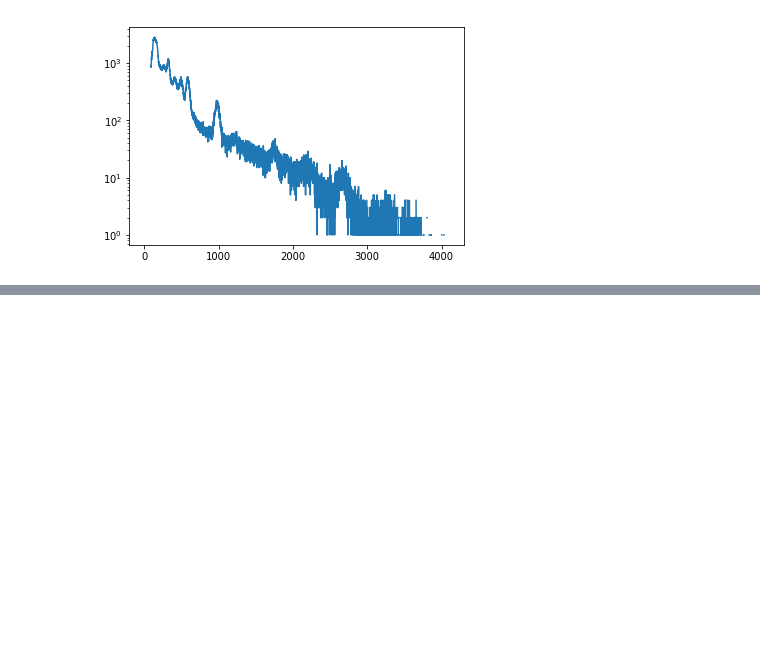
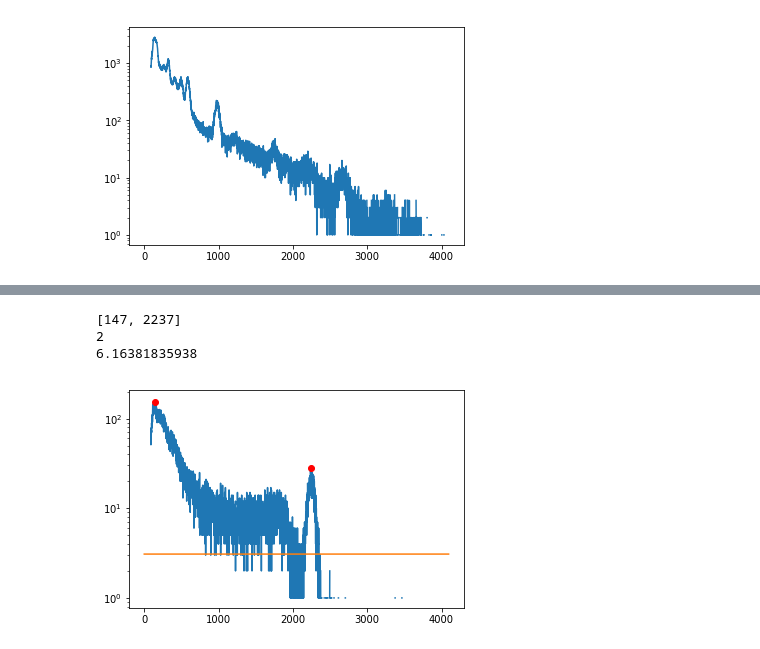
Before and after one commit to likhit2264/dosenet-analysis, a Jupyter notebook: calibration/tryPeakfinder.ipynb, the cells around one changed output, grey strips where cells are left out. Drawn from its saved outputs; the diff is of its cells as text; code cells hidden in the pictures; blank space fills up the shorter version.

```diff
--- a/calibration/tryPeakfinder.ipynb
+++ b/calibration/tryPeakfinder.ipynb
@@ -78,0 +86,18 @@ print(len(rdots), len(ldots), len(inter))
+# %%
+ksv = np.genfromtxt('k40_test_2019-02-11_D3S.csv', delimiter= ",").T
+pot = np.sum(ksv, axis=1)
+kdots = sweepLeft(pot, 100, 86)
+print(kdots)
+print(len(kdots))
+print(np.average(pot)/2)
+x=np.arange(len(pot))
+plt.plot(pot)
+plt.plot(x, np.average(pot)/4 + 0*x)
+plt.plot(kdots, pot[kdots], 'ro')
+plt.yscale('log')
+plt.show()
+# %% [output]
+[147, 2237]
+2
+6.16381835938
+[figure, added]
```
Also changed, not shown: parts of 4 cells of this notebook, 3 other files.
